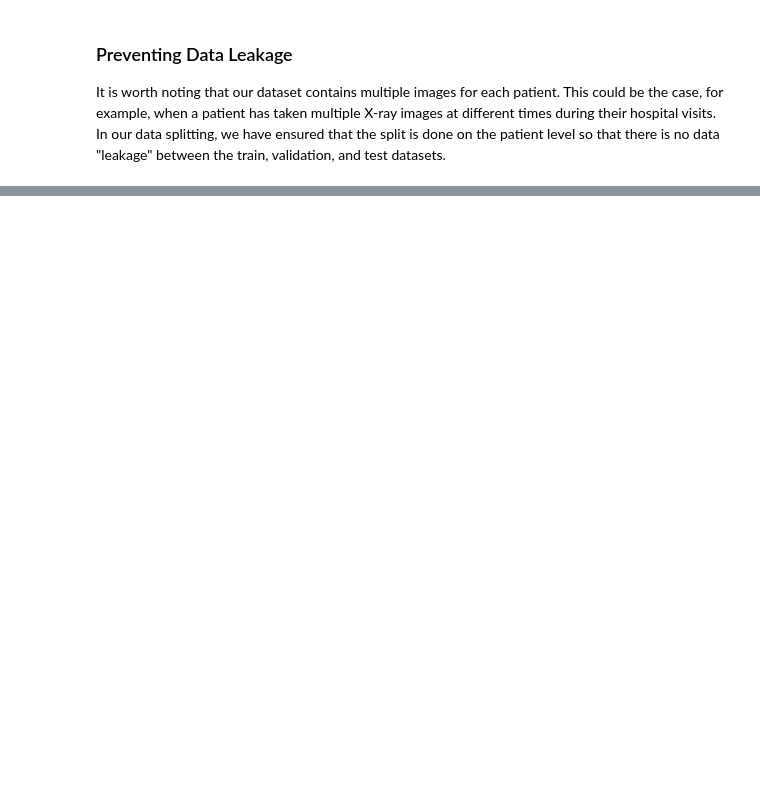
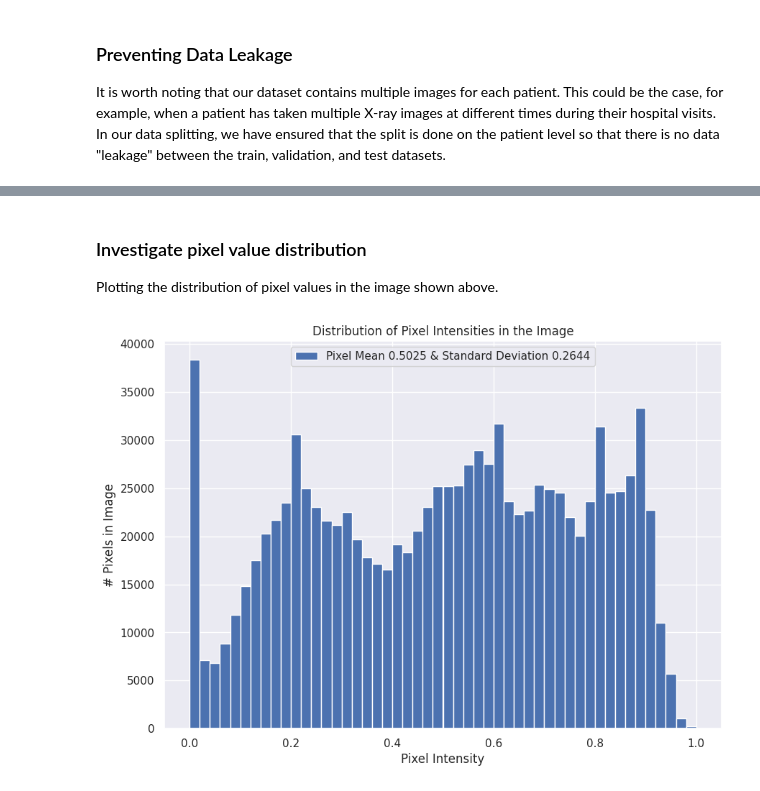
Before and after one commit to dipyamanroy/CXR8DL, a Jupyter notebook: ChestXRay_Pulmonary_Diagnoses_DenseNet_Indian.ipynb, the cells around one changed output, grey strips where cells are left out. Saved outputs shown, nothing was run; the diff lists cells and outputs as text; code cells hidden in the pictures; blank space fills up the shorter version.

```diff
--- a/ChestXRay_Pulmonary_Diagnoses_DenseNet_Indian.ipynb
+++ b/ChestXRay_Pulmonary_Diagnoses_DenseNet_Indian.ipynb
@@ -68,0 +207,13 @@ def check_for_leakage(df1, df2, subj_col):
+# %% [markdown]
+### Investigate pixel value distribution
+Plotting the distribution of pixel values in the image shown above.
+# %%
+pixels = np.reshape(raw_image,raw_image.shape[0]*raw_image.shape[1])
+plt.hist(pixels, bins=50, label=f'Pixel Mean {np.mean(raw_image):.4f} & Standard Deviation {np.std(raw_image):.4f}')
+plt.legend(loc='upper center')
+plt.title('Distribution of Pixel Intensities in the Image')
+plt.xlabel('Pixel Intensity')
+plt.ylabel('# Pixels in Image')
+plt.show()
+# %% [output]
+[figure, added]
```
Also changed, not shown: parts of 13 cells of this notebook.
